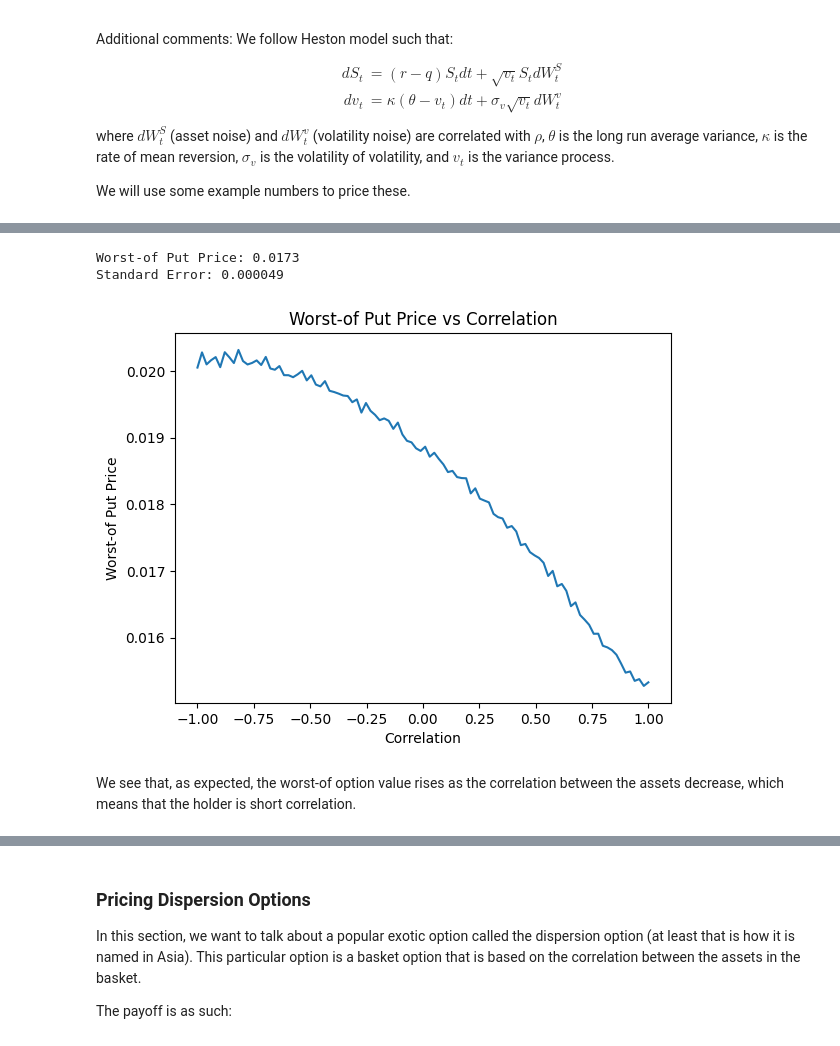
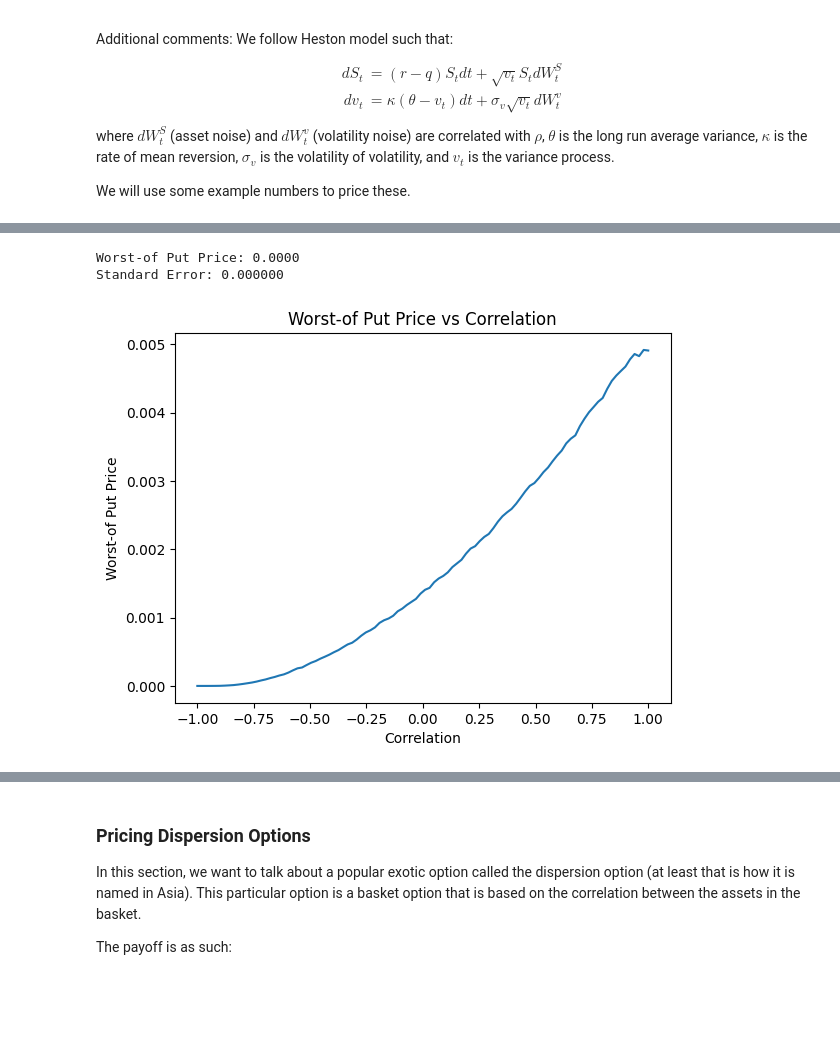
Before and after one commit to derivativestester/Numerical-Methods-For-Exotics, a Jupyter notebook: Numerical_Methods_Exotics.ipynb, the cells around one changed output, grey strips where cells are left out. Cells and saved outputs as stored; diff of their text form; code cells hidden in the pictures; blank space fills up the shorter version.

Commit message:
Updated To Include Worst-of AND Best-of Pricing Tool

```diff
--- a/Numerical_Methods_Exotics.ipynb
+++ b/Numerical_Methods_Exotics.ipynb
@@ -133,7 +133,7 @@ Now, using our data we pulled from yfinance, let's price a European put options
 %%time
 
 option = European(K = spx.info['open']*0.95, T = 0.25, is_call = False) # put option
-market = MarketData(S = spx.info['open'], r = rfr.info["open"]/100, q = 0, sigma = vix3m.info["open"]/100)
+market = MarketData(S = spx.info['open'], r = rfr.info["previousClose"]/100, q = 0, sigma = vix3m.info["open"]/100)
 
 bs_price = BlackScholes.price(option, market)
 print(f'Black Scholes Price: {bs_price:.2f}')
@@ -967,48 +976,47 @@ class MultiGBM:
 dynamics = MultiGBM(
     S0=[100, 100],
     r=0.05,
-    correlations=np.array([[1.0, 0.5],
-                          [0.5, 1.0]]),
+    correlations=np.array([[1.0, -1],
+                          [-1, 1.0]]),
     sigma=np.array([[0.2, 0],
                    [0, 0.25]])
 )
 
 T = 1.0
 M = 100_000
+K = 1
 
-engine = WOrstofPut(M)
-price, stderr = engine.price_worstof_put_multiGBM(dynamics, T)
+engine = Rainbow(M)
+price, stderr = engine.price_rainbow_multiGBM(dynamics, K, T)
 
 print(f"Worst-of Put Price: {price:.4f}")
 print(f"Standard Error: {stderr:.6f}")
 # %% [output]
-Worst-of Put Price: 0.0173
-Standard Error: 0.000049
+Worst-of Put Price: 0.0000
+Standard Error: 0.000000
 # %%
 # price change in price relative to change in correlation
 corr = np.linspace(-1, 1, 100)
 
 data = pd.DataFrame({"corr": corr})
 data["price"] = 0
 
 for i in range(len(corr)):
     dynamics = MultiGBM(
         S0=[100, 100],
         r=0.05,
         correlations=np.array([[1.0, corr[i]],
                                [corr[i], 1.0]]),
         sigma=np.array([[0.2, 0],
                         [0, 0.25]])
     )
-    price, stderr = engine.price_worstof_put_multiGBM(dynamics, T)
+    price, stderr = engine.price_rainbow_multiGBM(dynamics, K, T, option = 'put', type = 'W')
     data.loc[i, "price"] = price
 
 plt.plot(data["corr"], data["price"])
 plt.xlabel("Correlation")
 plt.ylabel("Worst-of Put Price")
 plt.title("Worst-of Put Price vs Correlation")
 plt.show()
 # %% [output]
-[figure, old version]
+[figure, new version]
-# %% [markdown]
-We see that, as expected, the worst-of option value rises as the correlation between the assets decrease, which means that the holder is short correlation.
```
Also changed, not shown: parts of 24 cells of this notebook, 1 other file.
